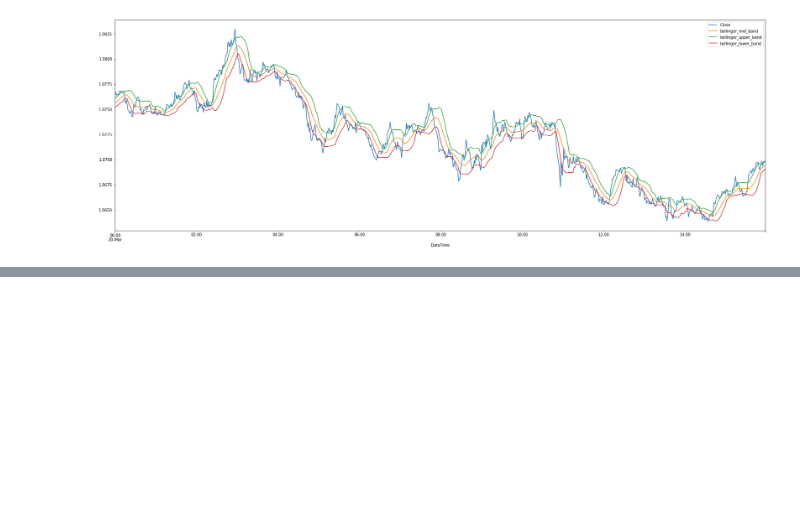
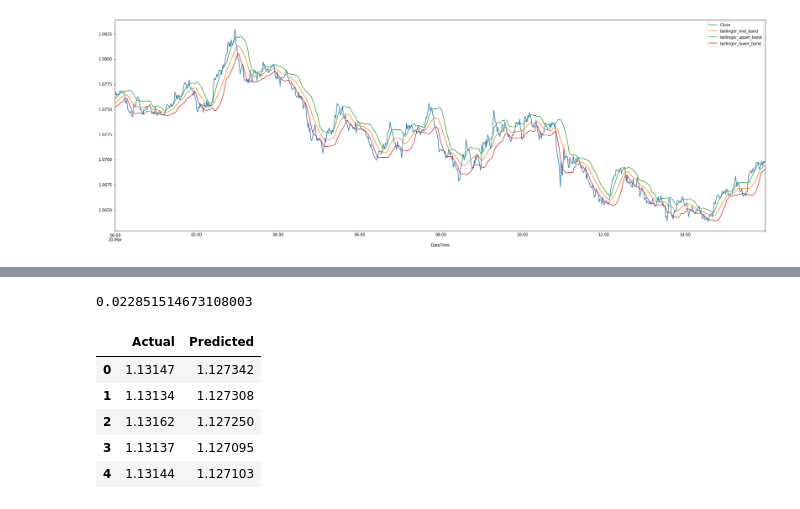
Before and after one commit to treyhunold/project_2, a Jupyter notebook: Travis/histories_plot_BOLINGER.ipynb, the cells around one changed output, grey strips where cells are left out. Saved outputs shown, nothing was run; the diff lists cells and outputs as text; code cells hidden in the pictures; blank space fills up the shorter version.

```diff
--- a/Travis/histories_plot_BOLINGER.ipynb
+++ b/Travis/histories_plot_BOLINGER.ipynb
@@ -142,0 +255,3 @@ TypeError: 'DatetimeIndex' object is not callable
+# %%
+# Compile the model
+model.compile(optimizer="adam", loss="mean_squared_error")
@@ -142,0 +278,3 @@ TypeError: 'DatetimeIndex' object is not callable
+# %%
+# Train the model
+model.fit(X_train, y_train, epochs=12, shuffle=False, batch_size=90, verbose=1)
@@ -142,0 +300,28 @@ TypeError: 'DatetimeIndex' object is not callable
+# %%
+ # Evaluate the model
+model.evaluate(X_test, y_test, verbose=0)
+# %% [output]
+0.022851514673108003
+# %%
+# Make predictions using the testing data X_test
+predicted = model.predict(X_test)
+# %%
+ # Recover the original prices instead of the scaled version
+predicted_prices = scaler.inverse_transform(predicted)
+real_prices = scaler.inverse_transform(y_test.reshape(-1, 1))
+# %%
+# Create a DataFrame of Real and Predicted values
+stocks = pd.DataFrame({
+    "Actual": real_prices.ravel(),
+    "Predicted": predicted_prices.ravel()
+})
+
+# Show the DataFrame's head
+stocks.head()
+# %% [output]
+|  | Actual | Predicted |
+| 0 | 1.13147 | 1.127342 |
+| 1 | 1.13134 | 1.127308 |
+| 2 | 1.13162 | 1.127250 |
+| 3 | 1.13137 | 1.127095 |
+| 4 | 1.13144 | 1.127103 |
```
Also changed, not shown: parts of 22 cells of this notebook, 3 other files.
